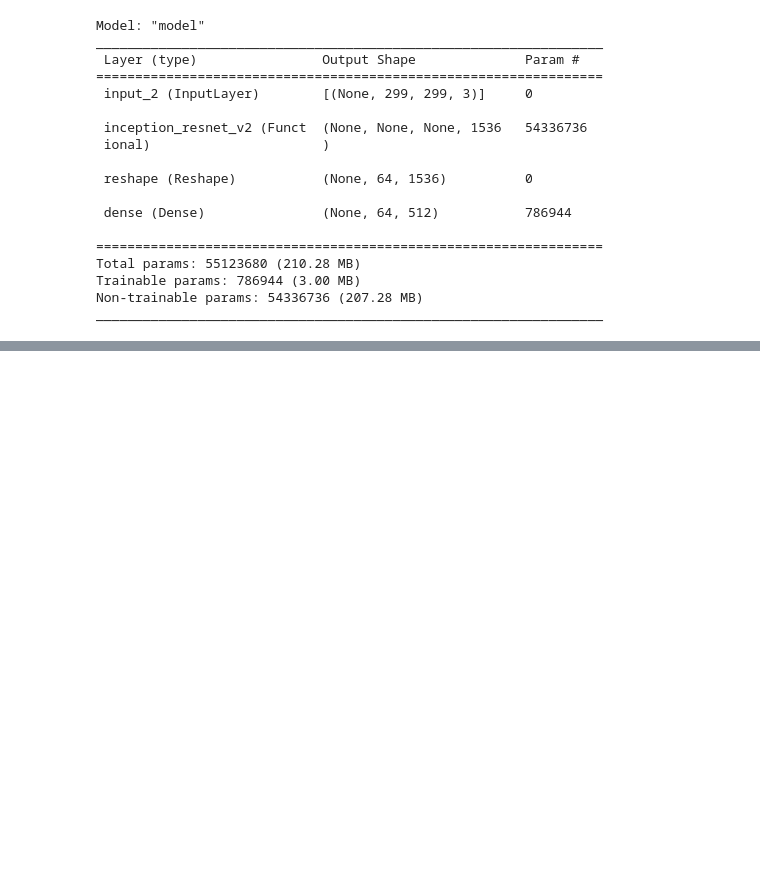
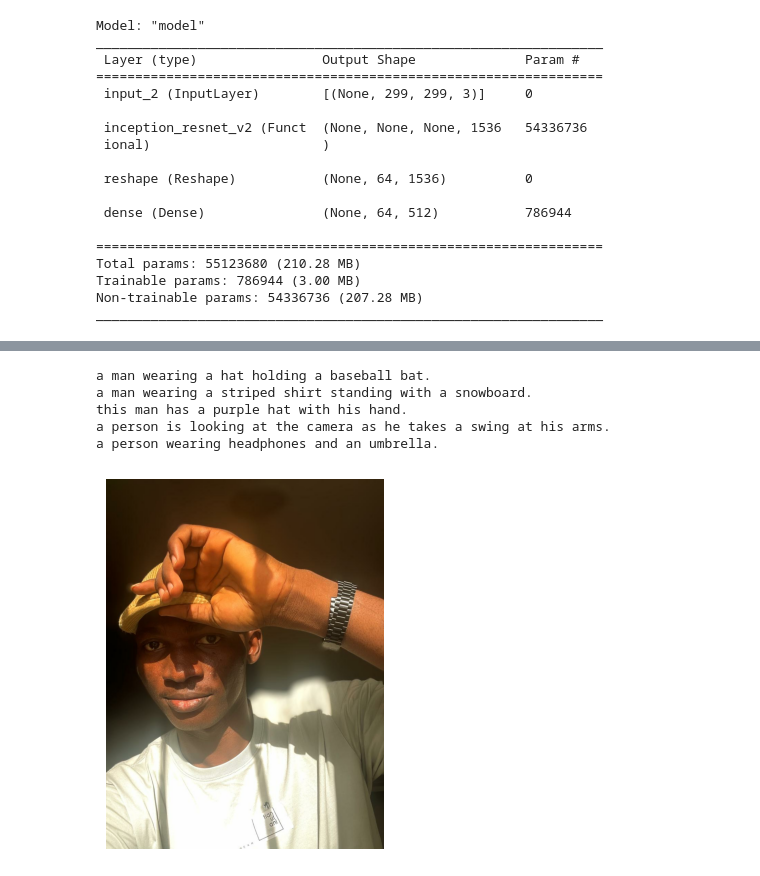
Before and after one commit to Joefamouze/image_captioning, a Jupyter notebook: Image_captioning.ipynb, the cells around one changed output, grey strips where cells are left out. Drawn from its saved outputs; the diff is of its cells as text; code cells hidden in the pictures; blank space fills up the shorter version.

```diff
--- a/Image_captioning.ipynb
+++ b/Image_captioning.ipynb
@@ -279,0 +412,52 @@ _________________________________________________________________
+# %%
+MINIMUM_SENTENCE_LENGTH = 5
+
+
+## Probabilistic prediction using the trained model
+def predict_caption(filename):
+    gru_state = tf.zeros((1, ATTENTION_DIM))
+
+    img = tf.image.decode_jpeg(tf.io.read_file(filename), channels=IMG_CHANNELS)
+    img = tf.image.resize(img, (IMG_HEIGHT, IMG_WIDTH))
+    img = img / 255
+
+    features = encoder(tf.expand_dims(img, axis=0))
+    dec_input = tf.expand_dims([word_to_index("<start>")], 1)
+    result = []
+    for i in range(MAX_CAPTION_LEN):
+        predictions, gru_state = decoder_pred_model(
+            [dec_input, gru_state, features]
+        )
+
+        # draws from log distribution given by predictions
+        top_probs, top_idxs = tf.math.top_k(
+            input=predictions[0][0], k=10, sorted=False
+        )
+        chosen_id = tf.random.categorical([top_probs], 1)[0].numpy()
+        predicted_id = top_idxs.numpy()[chosen_id][0]
+
+        result.append(tokenizer.get_vocabulary()[predicted_id])
+
+        if predicted_id == word_to_index("<end>"):
+            return img, result
+
+        dec_input = tf.expand_dims([predicted_id], 1)
+
+    return img, result
+# %%
+filename = '/content/joe.jpeg'
+
+for i in range(5):
+    image, caption = predict_caption(filename)
+    print(" ".join(caption[:-1]) + ".")
+
+img = tf.image.decode_jpeg(tf.io.read_file(filename), channels=IMG_CHANNELS)
+plt.imshow(img)
+plt.axis("off");
+# %% [output]
+a man wearing a hat holding a baseball bat.
+a man wearing a striped shirt standing with a snowboard.
+this man has a purple hat with his hand.
+a person is looking at the camera as he takes a swing at his arms.
+a person wearing headphones and an umbrella.
+[figure, added]
```
Also changed, not shown: parts of 20 cells of this notebook.
